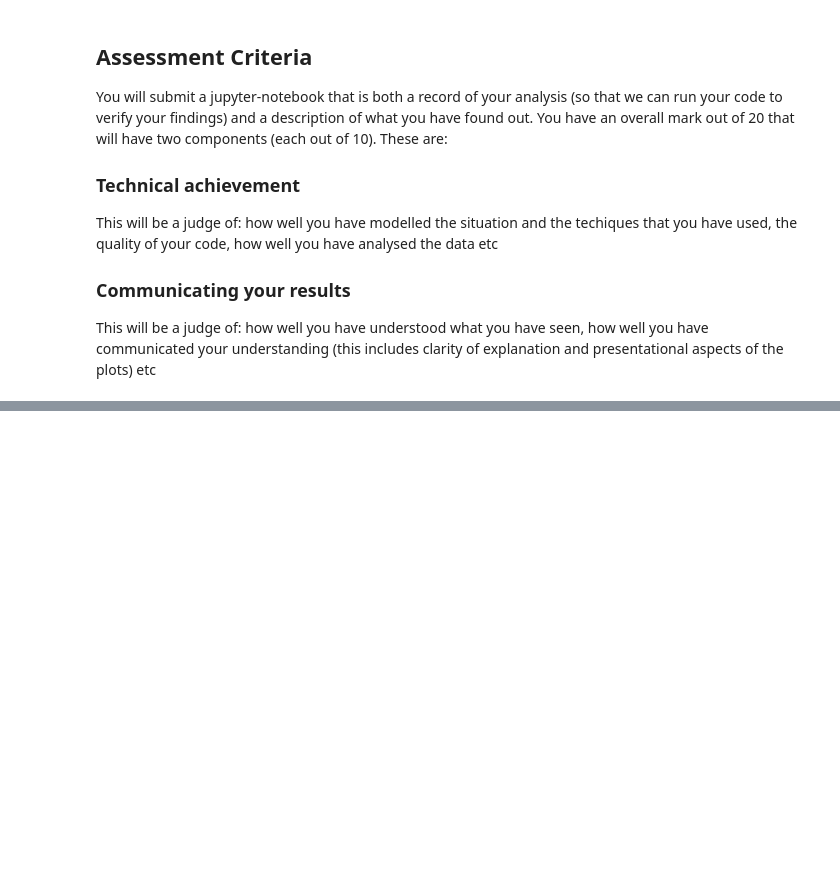
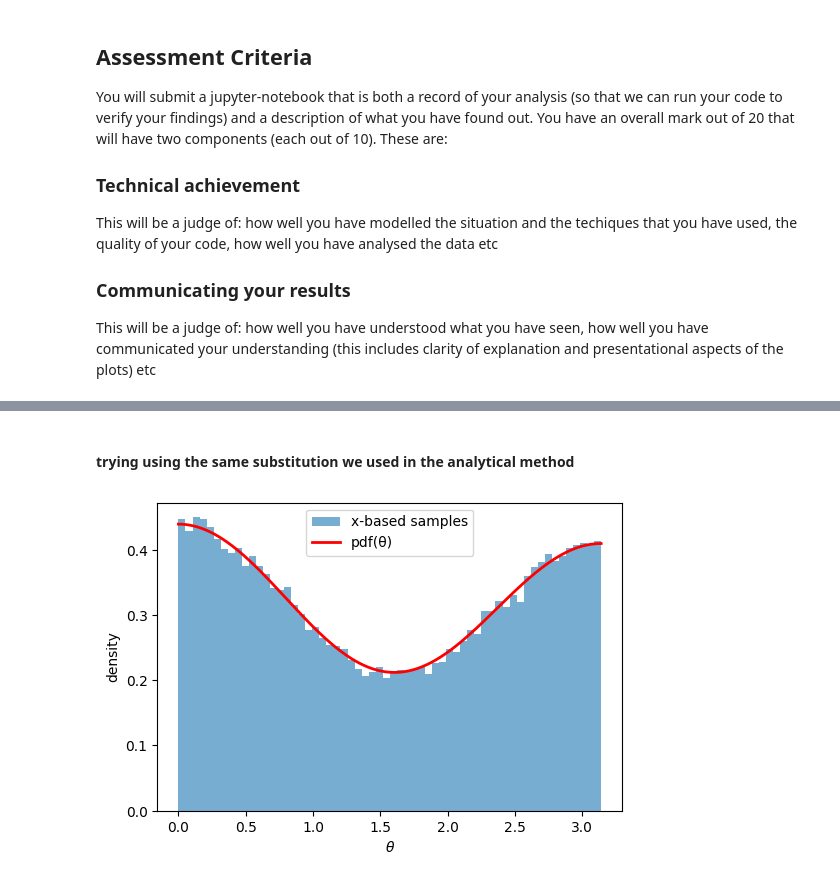
Before and after one commit to IlKoKaIl/Imperial-work, a Jupyter notebook: Applied Machine Learning/Assignments/Ass1.ipynb, the cells around one changed output, grey strips where cells are left out. Saved outputs shown, nothing was run; the diff lists cells and outputs as text; code cells hidden in the pictures; blank space fills up the shorter version.

```diff
--- a/Applied Machine Learning/Assignments/Ass1.ipynb
+++ b/Applied Machine Learning/Assignments/Ass1.ipynb
@@ -29,0 +354,40 @@ This will be a judge of: how well you have understood what you have seen, how we
+# %% [markdown]
+#### trying using the same substitution we used in the analytical method
+# %%
+# Safer x = cos(theta) inverse-CDF sampler (no endpoint spikes)
+
+from scipy.integrate import cumulative_trapezoid
+from scipy.interpolate import PchipInterpolator
+
+eps = 1e-6  # back off more from ±1
+x = np.linspace(-1.0 + eps, 1.0 - eps, 200_001)
+
+# unnormalised shape in x (include Jacobian)
+g_x = (1.0 + x**2 + kappa * x) / np.sqrt(1.0 - x**2)
+
+# CDF
+F_x = cumulative_trapezoid(g_x, x, initial=0.0)
+F_x /= F_x[-1]
+
+# monotone inverse
+invF_x = PchipInterpolator(F_x, x, extrapolate=False)
+
+# sample u inside (0,1)
+ueps = 1e-12
+u = rng.random(50_000)
+u = u * (1.0 - 2*ueps) + ueps
+
+x_samples = invF_x(u)
+x_samples = np.clip(x_samples, -1.0, 1.0)
+theta_samples_x = np.arccos(x_samples)
+
+# compare to θ-pdf from Step 1
+plt.figure(figsize=(6,4))
+plt.hist(theta_samples_x, bins=60, range=(0, PI), density=True, alpha=0.6, label="x-based samples")
+plt.plot(theta[::400], pdf[::400], "r-", lw=2, label="pdf(θ)")
+plt.xlabel(r"$\theta$")
+plt.ylabel("density")
+plt.legend()
+plt.show()
+# %% [output]
+[figure, added]
```
Also changed, not shown: parts of 20 cells of this notebook, 6 other files.
